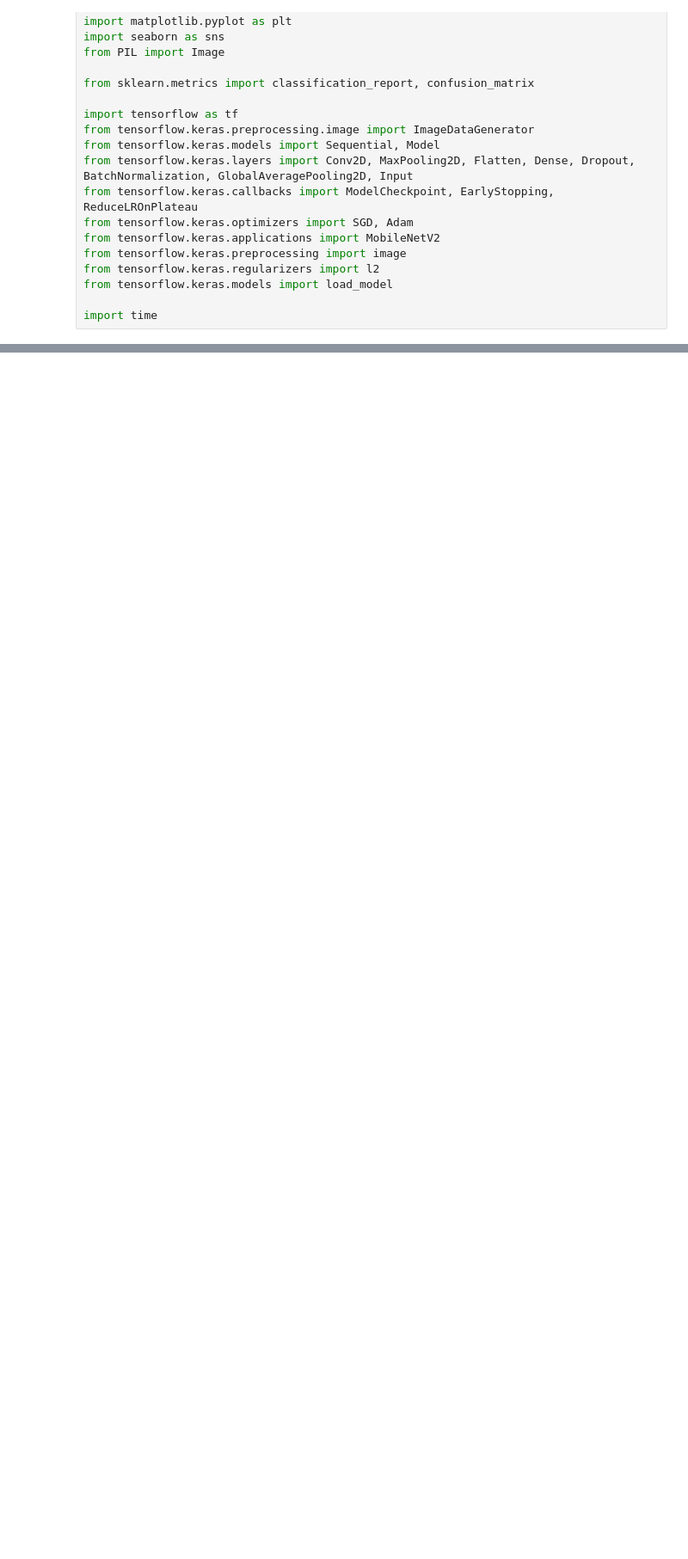
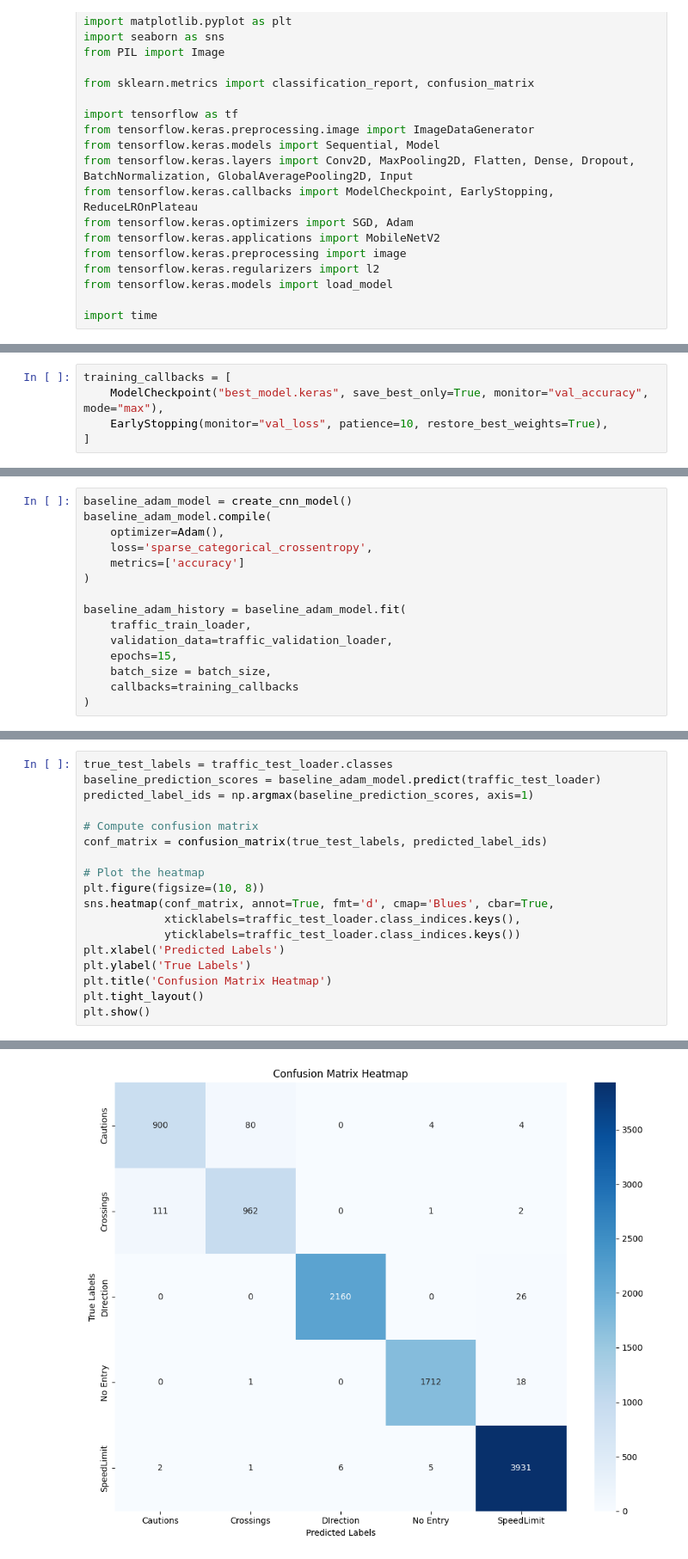
Before and after one commit to Prayag-1/Ai-repo-, a Jupyter notebook: task2.ipynb, the cells around one changed output, grey strips where cells are left out. Shown at 86% size. Drawn from its saved outputs; the diff is of its cells as text; blank space fills up the shorter version.

```diff
--- a/task2.ipynb
+++ b/task2.ipynb
@@ -890,0 +717,5 @@ Epoch 15/15
+# %%
+training_callbacks = [
+    ModelCheckpoint("best_model.keras", save_best_only=True, monitor="val_accuracy", mode="max"),
+    EarlyStopping(monitor="val_loss", patience=10, restore_best_weights=True),
+]
@@ -890,0 +761,15 @@ Epoch 15/15
+# %%
+baseline_adam_model = create_cnn_model()
+baseline_adam_model.compile(
+    optimizer=Adam(),
+    loss='sparse_categorical_crossentropy',
+    metrics=['accuracy']
+)
+
+baseline_adam_history = baseline_adam_model.fit(
+    traffic_train_loader,
+    validation_data=traffic_validation_loader,
+    epochs=15,
+    batch_size = batch_size,
+    callbacks=training_callbacks
+)
@@ -890,0 +888,19 @@ Epoch 15/15
+# %%
+true_test_labels = traffic_test_loader.classes
+baseline_prediction_scores = baseline_adam_model.predict(traffic_test_loader)
+predicted_label_ids = np.argmax(baseline_prediction_scores, axis=1)
+
+# Compute confusion matrix
+conf_matrix = confusion_matrix(true_test_labels, predicted_label_ids)
+
+# Plot the heatmap
+plt.figure(figsize=(10, 8))
+sns.heatmap(conf_matrix, annot=True, fmt='d', cmap='Blues', cbar=True,
+            xticklabels=traffic_test_loader.class_indices.keys(),
+            yticklabels=traffic_test_loader.class_indices.keys())
+plt.xlabel('Predicted Labels')
+plt.ylabel('True Labels')
+plt.title('Confusion Matrix Heatmap')
+plt.tight_layout()
+plt.show()
+# %% [output]
@@ -890,0 +908 @@ Epoch 15/15
+[figure, added]
```
Also changed, not shown: parts of 164 cells of this notebook.
